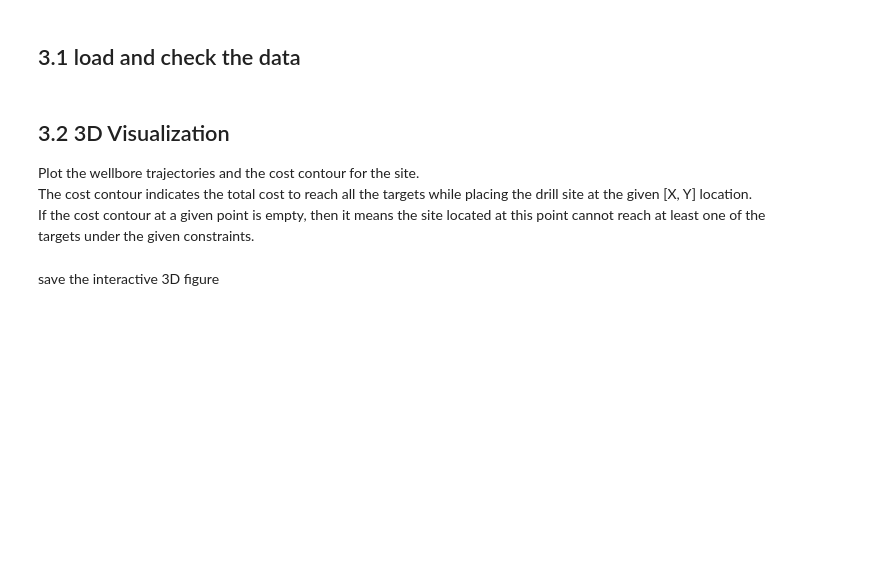
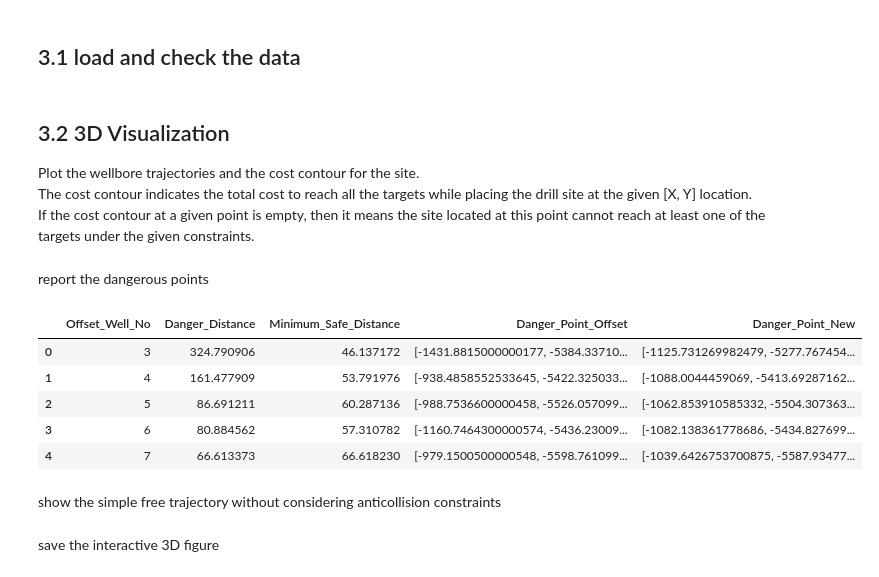
Before and after one commit to lhg1992/WelLayout_API, a Jupyter notebook: Demos/get_1well/ex2/1well_ex2.ipynb, the cells around one changed output. Drawn from its saved outputs; the diff is of its cells as text; code cells hidden in the pictures; blank space fills up the shorter version.

```diff
--- a/Demos/get_1well/ex2/1well_ex2.ipynb
+++ b/Demos/get_1well/ex2/1well_ex2.ipynb
@@ -335,6 +334,26 @@ fig_result=PlotSurvey(wellbore_anticollision, # trajectory data
 
 # show the figure
 fig_result.show()
+# %% [markdown]
+report the dangerous points
+# %%
+# collect the output_anticollision["data"]["AnticolReport"] into a pandas dataframe
+df_anticollision=pd.DataFrame(output_anticollision["data"]["AnticolReport"])
+
+# add a column at the start
+df_anticollision.insert(0, "Offset_Well_No", [danger_indices[i]+1 for i in df_anticollision.index])
+
+# show the table
+df_anticollision
+# %% [output]
+|  | Offset_Well_No | Danger_Distance | Minimum_Safe_Distance | Danger_Point_Offset | Danger_Point_New |
+| 0 | 3 | 324.790906 | 46.137172 | [-1431.8815000000177, -5384.33710... | [-1125.731269982479, -5277.767454... |
+| 1 | 4 | 161.477909 | 53.791976 | [-938.4858552533645, -5422.325033... | [-1088.0044459069, -5413.69287162... |
+| 2 | 5 | 86.691211 | 60.287136 | [-988.7536600000458, -5526.057099... | [-1062.853910585332, -5504.307363... |
+| 3 | 6 | 80.884562 | 57.310782 | [-1160.7464300000574, -5436.23009... | [-1082.138361778686, -5434.827699... |
+| 4 | 7 | 66.613373 | 66.618230 | [-979.1500500000548, -5598.761099... | [-1039.6426753700875, -5587.93477... |
+# %% [markdown]
+show the simple free trajectory without considering anticollision constraints
 # %%
 # Plot free wellbore trajectory for comparison
 fig_result=PlotSurvey(wellbore_free, # trajectory data
```
Also changed, not shown: parts of 5 cells of this notebook, 21 other files.
